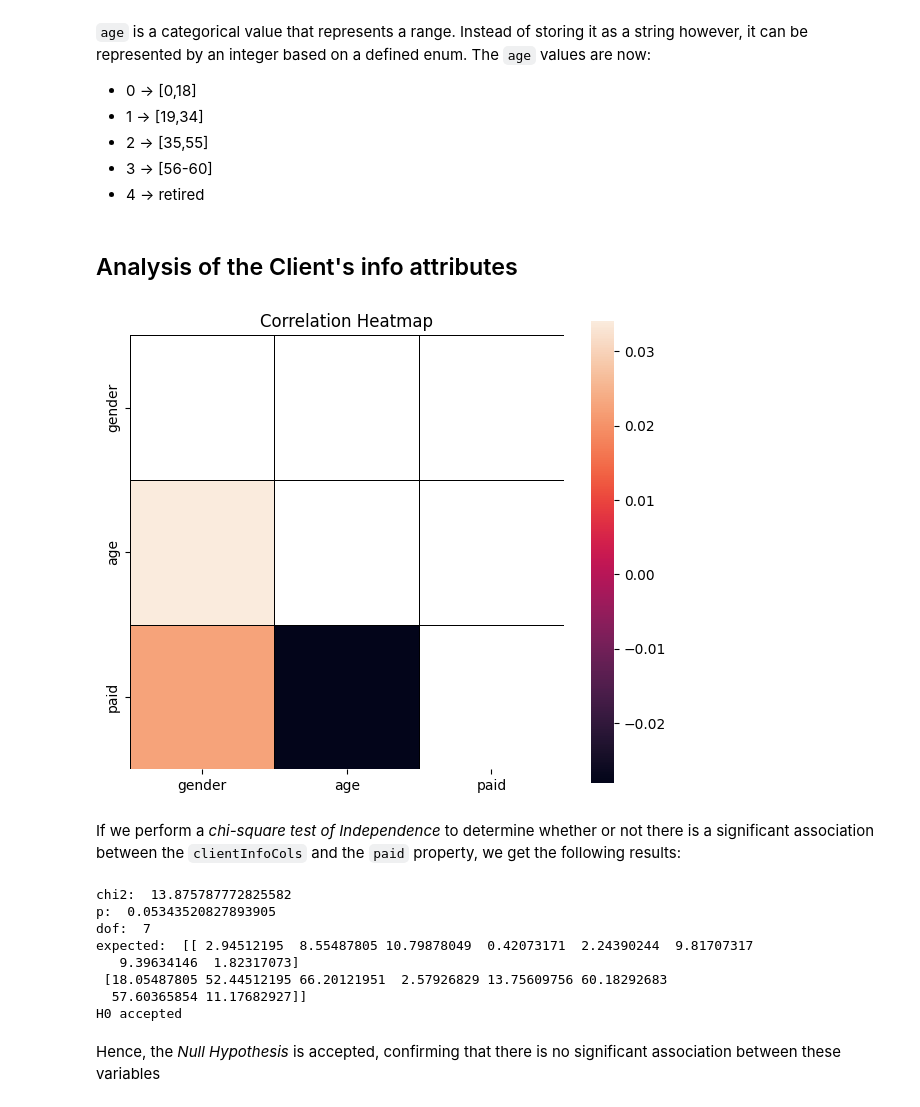
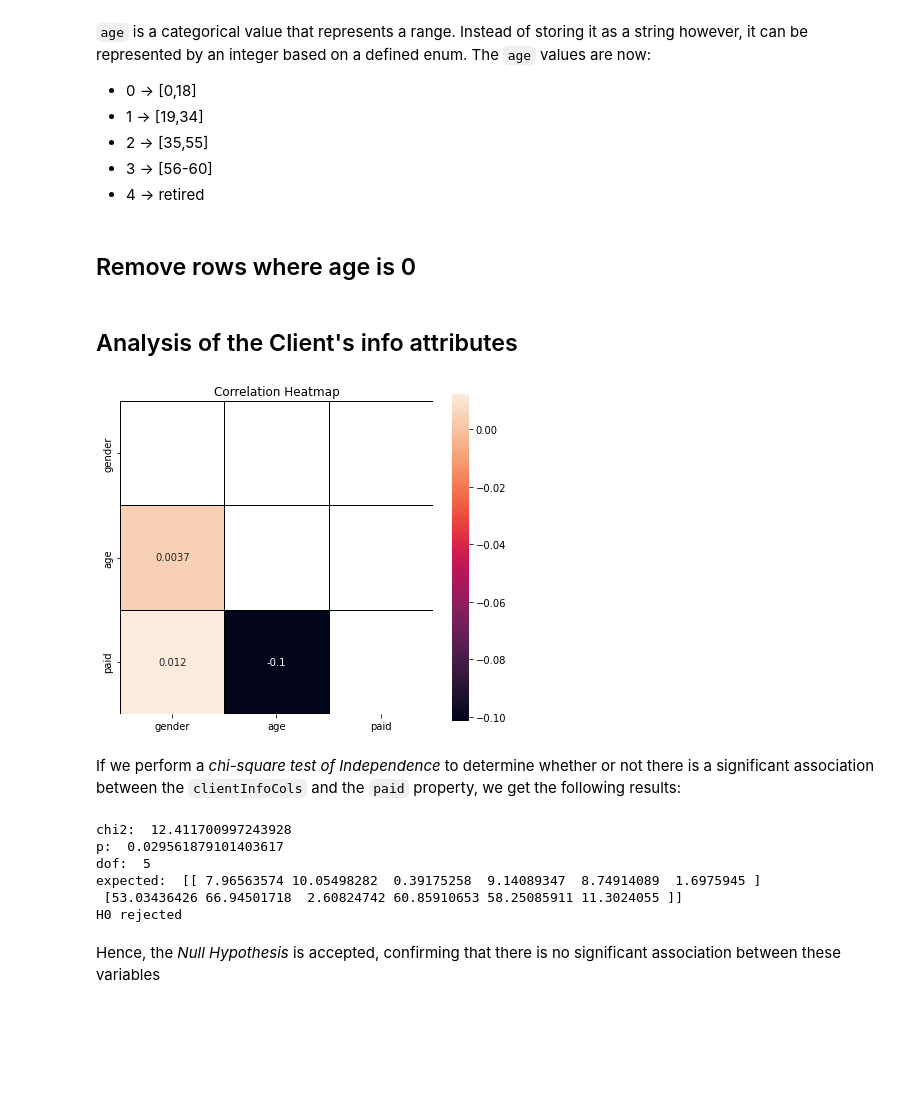
Before and after one commit to ruialves35/feup-ac, a Jupyter notebook: src/analysis/featureExtraction.ipynb, the cells around one changed output. Drawn from its saved outputs; the diff is of its cells as text; code cells hidden in the pictures; blank space fills up the shorter version.

```diff
--- a/src/analysis/featureExtraction.ipynb
+++ b/src/analysis/featureExtraction.ipynb
@@ -131,27 +132,29 @@ def parse_init_age_range(df):
 
 if not IS_LOADED:
     parse_init_age_range(joined_data)
+# %% [markdown]
+## Remove rows where age is 0
+# %%
+joined_data = joined_data[joined_data['age'] != 0]
 # %% [markdown]
 ## Analysis of the Client's info attributes
 # %%
 clientInfoCols = ["gender", "age"]
 
-su.plot_corr(joined_data, clientInfoCols + ["paid"], methodName="spearman", annot=False, figSize=(7, 6))
+su.plot_corr(joined_data, clientInfoCols + ["paid"], methodName="spearman", annot=True, figSize=(7, 6))
 # %% [output]
-[figure, old version]
+[figure, new version]
 # %% [markdown]
 If we perform a *chi-square test of Independence* to determine whether or not there is a significant association between the `clientInfoCols` and the `paid` property, we get the following results:
 # %%
 su.chi_square_test(joined_data, clientInfoCols)
 # %% [output]
-chi2:  13.875787772825582
-p:  0.05343520827893905
-dof:  7
-expected:  [[ 2.94512195  8.55487805 10.79878049  0.42073171  2.24390244  9.81707317
-   9.39634146  1.82317073]
- [18.05487805 52.44512195 66.20121951  2.57926829 13.75609756 60.18292683
-  57.60365854 11.17682927]]
-H0 accepted
+chi2:  12.411700997243928
+p:  0.029561879101403617
+dof:  5
+expected:  [[ 7.96563574 10.05498282  0.39175258  9.14089347  8.74914089  1.6975945 ]
+ [53.03436426 66.94501718  2.60824742 60.85910653 58.25085911 11.3024055 ]]
+H0 rejected
 # %% [markdown]
 Hence, the *Null Hypothesis* is accepted, confirming that there is no significant association between these variables
 # %% [markdown]
```
Also changed, not shown: parts of 27 cells of this notebook, 3 other files.
